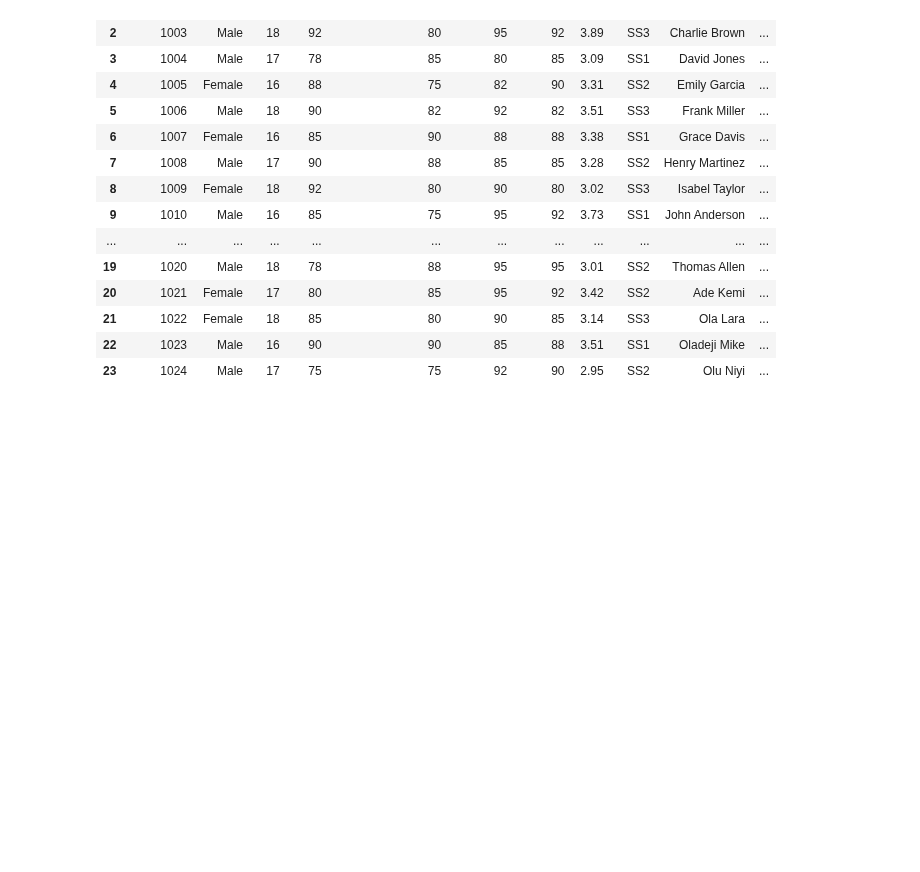
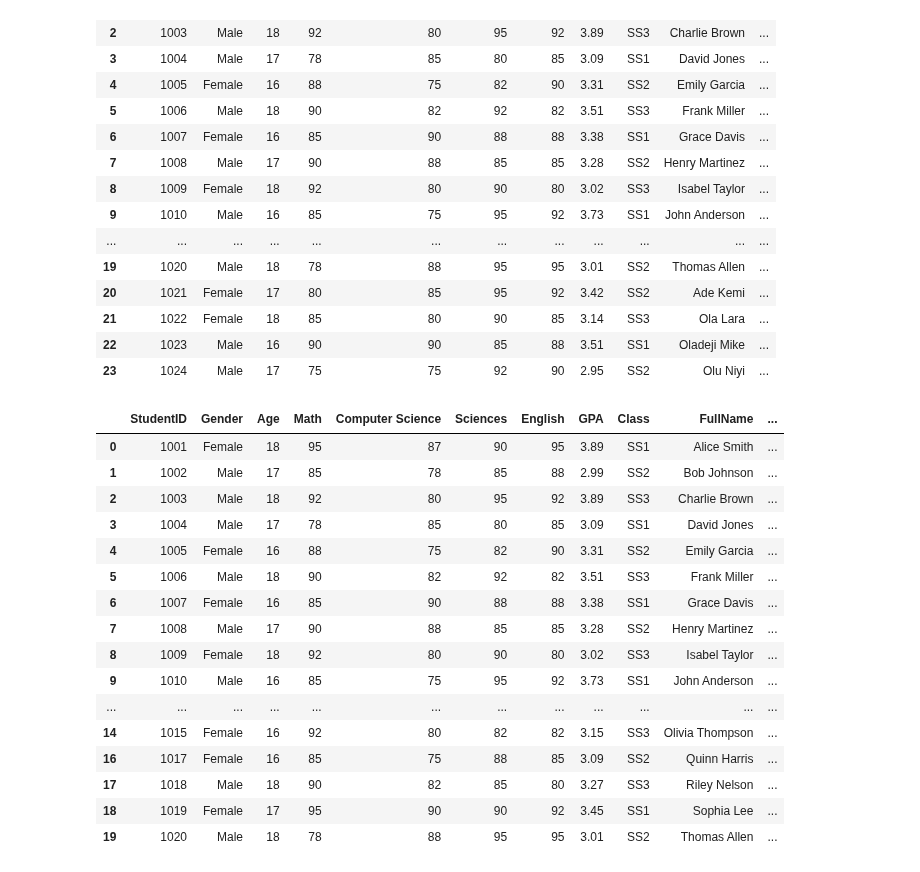
Before and after one commit to Ronnie5562/ML002, a Jupyter notebook: Section2/Pandas/Adding_Removing.ipynb, the cells around one changed output. Saved outputs shown, nothing was run; the diff lists cells and outputs as text; code cells hidden in the pictures; blank space fills up the shorter version.

```diff
--- a/Section2/Pandas/Adding_Removing.ipynb
+++ b/Section2/Pandas/Adding_Removing.ipynb
@@ -255,3 +260,25 @@ Student_df
 | 21 | 1022 | Female | 18 | 85 | 80 | 90 | 85 | 3.14 | SS3 | Ola Lara | ... |
 | 22 | 1023 | Male | 16 | 90 | 90 | 85 | 88 | 3.51 | SS1 | Oladeji Mike | ... |
 | 23 | 1024 | Male | 17 | 75 | 75 | 92 | 90 | 2.95 | SS2 | Olu Niyi | ... |
+# %%
+filt = Student_df['FirstName'] == 'White'
+Student_df = Student_df.drop(index=Student_df[filt].index)
+Student_df
+# %% [output]
+|  | StudentID | Gender | Age | Math | Computer Science | Sciences | English | GPA | Class | FullName | ... |
+| 0 | 1001 | Female | 18 | 95 | 87 | 90 | 95 | 3.89 | SS1 | Alice Smith | ... |
+| 1 | 1002 | Male | 17 | 85 | 78 | 85 | 88 | 2.99 | SS2 | Bob Johnson | ... |
+| 2 | 1003 | Male | 18 | 92 | 80 | 95 | 92 | 3.89 | SS3 | Charlie Brown | ... |
+| 3 | 1004 | Male | 17 | 78 | 85 | 80 | 85 | 3.09 | SS1 | David Jones | ... |
+| 4 | 1005 | Female | 16 | 88 | 75 | 82 | 90 | 3.31 | SS2 | Emily Garcia | ... |
+| 5 | 1006 | Male | 18 | 90 | 82 | 92 | 82 | 3.51 | SS3 | Frank Miller | ... |
+| 6 | 1007 | Female | 16 | 85 | 90 | 88 | 88 | 3.38 | SS1 | Grace Davis | ... |
+| 7 | 1008 | Male | 17 | 90 | 88 | 85 | 85 | 3.28 | SS2 | Henry Martinez | ... |
+| 8 | 1009 | Female | 18 | 92 | 80 | 90 | 80 | 3.02 | SS3 | Isabel Taylor | ... |
+| 9 | 1010 | Male | 16 | 85 | 75 | 95 | 92 | 3.73 | SS1 | John Anderson | ... |
+| ... | ... | ... | ... | ... | ... | ... | ... | ... | ... | ... | ... |
+| 14 | 1015 | Female | 16 | 92 | 80 | 82 | 82 | 3.15 | SS3 | Olivia Thompson | ... |
+| 16 | 1017 | Female | 16 | 85 | 75 | 88 | 85 | 3.09 | SS2 | Quinn Harris | ... |
+| 17 | 1018 | Male | 18 | 90 | 82 | 85 | 80 | 3.27 | SS3 | Riley Nelson | ... |
+| 18 | 1019 | Female | 17 | 95 | 90 | 90 | 92 | 3.45 | SS1 | Sophia Lee | ... |
+| 19 | 1020 | Male | 18 | 78 | 88 | 95 | 95 | 3.01 | SS2 | Thomas Allen | ... |
```
Also changed, not shown: parts of 4 cells of this notebook, 6 other files.
